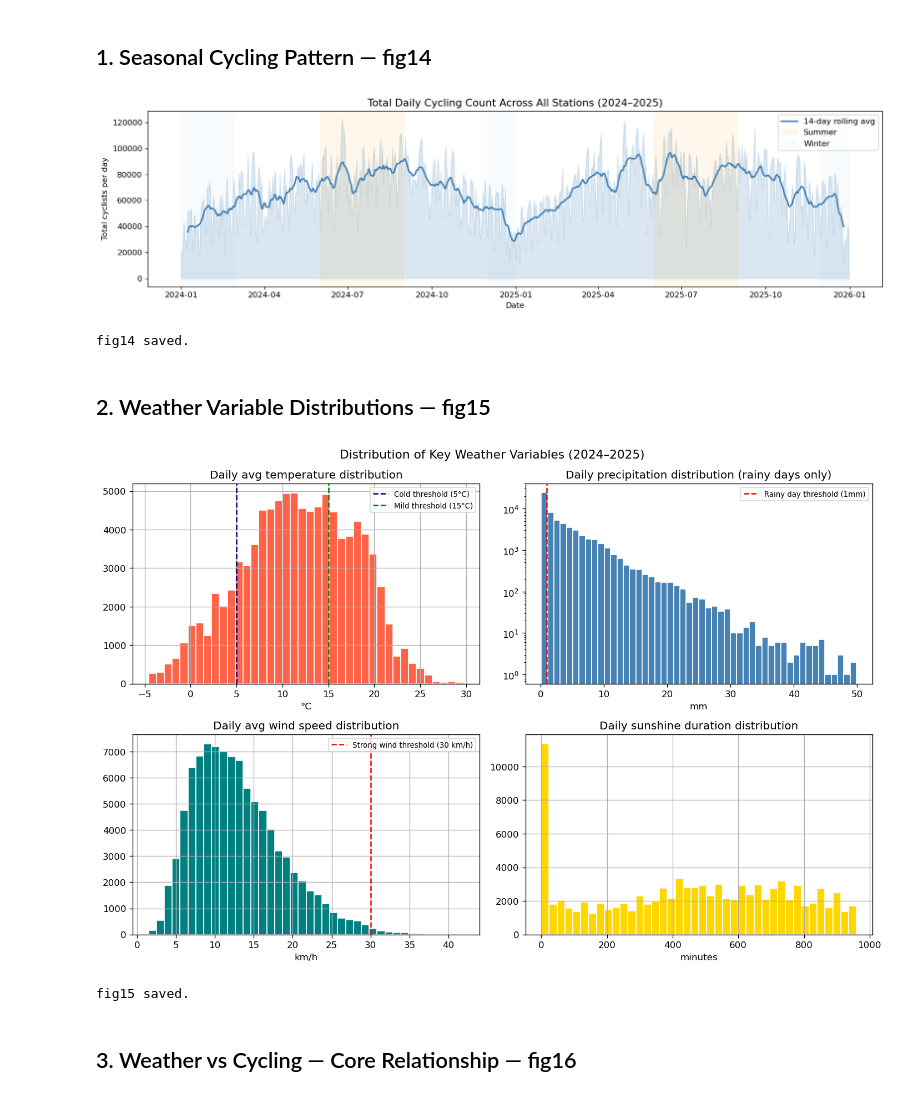
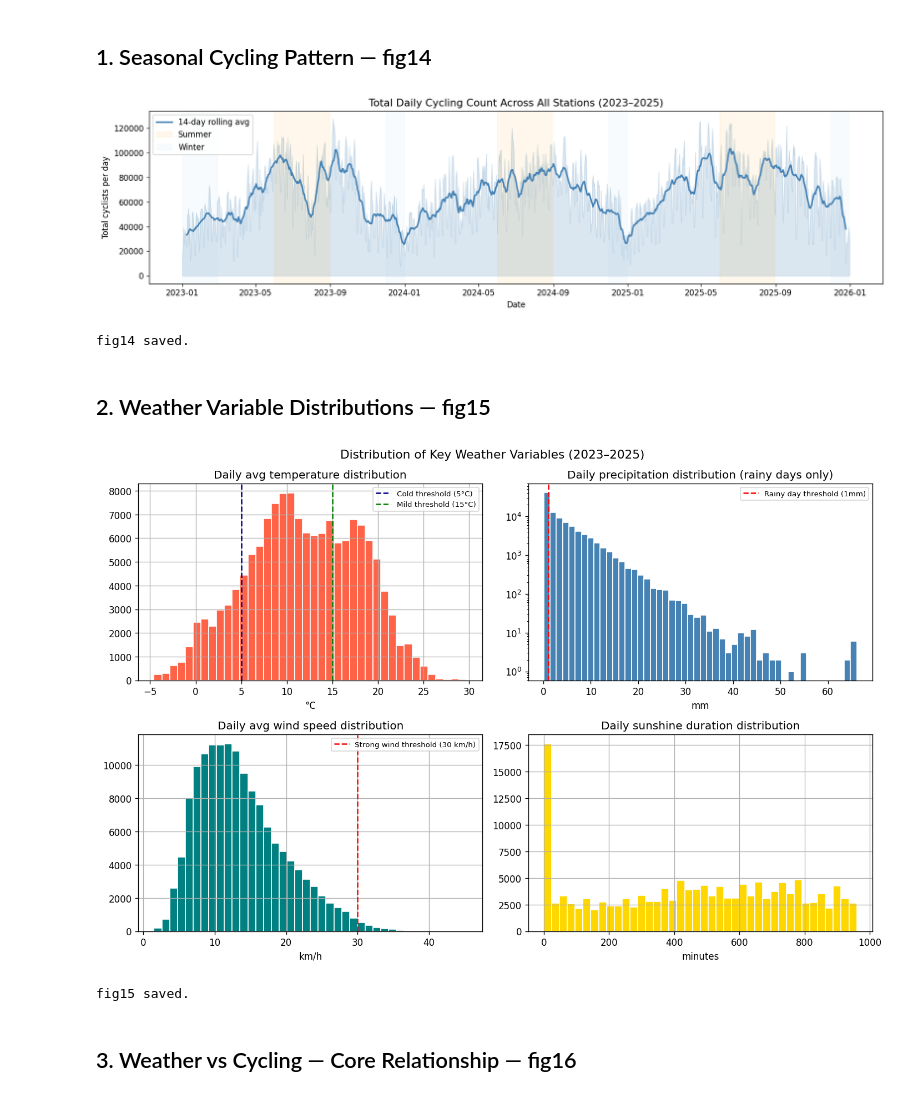
Before and after one commit to Queena34/mda-cycling-weather-group6, a Jupyter notebook: notebooks/07_eda.ipynb, the cells around one changed output. Saved outputs shown, nothing was run; the diff lists cells and outputs as text; code cells hidden in the pictures.

```diff
--- a/notebooks/07_eda.ipynb
+++ b/notebooks/07_eda.ipynb
@@ -40,34 +40,34 @@ Columns: ['site ID', 'date', 'aantal', 'morning_peak_count', 'evening_peak_count
 # %%
 daily_total = panel_good.groupby("date")["aantal"].sum().reset_index()
 daily_total["date"] = pd.to_datetime(daily_total["date"])
 
 fig, ax = plt.subplots(figsize=(14, 4))
 
 ax.fill_between(daily_total["date"], daily_total["aantal"],
                 alpha=0.2, color="steelblue")
 
 daily_total["rolling"] = daily_total["aantal"].rolling(14, center=True).mean()
 ax.plot(daily_total["date"], daily_total["rolling"],
         color="steelblue", linewidth=2, label="14-day rolling avg")
 
-for year in [2024, 2025]:
+for year in [2023, 2024, 2025]:
     ax.axvspan(pd.Timestamp(f"{year}-06-01"), pd.Timestamp(f"{year}-08-31"),
-               alpha=0.08, color="orange", label="Summer" if year == 2024 else "")
+               alpha=0.08, color="orange", label="Summer" if year == 2023 else "")
     ax.axvspan(pd.Timestamp(f"{year}-12-01"), pd.Timestamp(f"{year}-12-31"),
                alpha=0.08, color="lightblue")
-ax.axvspan(pd.Timestamp("2024-01-01"), pd.Timestamp("2024-02-28"),
+ax.axvspan(pd.Timestamp("2023-01-01"), pd.Timestamp("2023-02-28"),
            alpha=0.08, color="lightblue", label="Winter")
 
-ax.set_title("Total Daily Cycling Count Across All Stations (2024\u20132025)", fontsize=13)
+ax.set_title("Total Daily Cycling Count Across All Stations (2023\u20132025)", fontsize=13)
 ax.set_xlabel("Date")
 ax.set_ylabel("Total cyclists per day")
 ax.legend()
 fig.tight_layout()
 fig.savefig(FIGS / "fig14_seasonal_pattern.png", dpi=150)
 plt.show()
 print("fig14 saved.")
 # %% [output]
-[figure, old version]
+[figure, new version]
 fig14 saved.
 # %% [markdown]
 ## 2. Weather Variable Distributions — fig15
@@ -102,13 +102,13 @@ panel_good["sunshine_min"].hist(bins=40, ax=ax, color="gold", edgecolor="white")
 ax.set_title("Daily sunshine duration distribution")
 ax.set_xlabel("minutes")
 
-fig.suptitle("Distribution of Key Weather Variables (2024\u20132025)", fontsize=13)
+fig.suptitle("Distribution of Key Weather Variables (2023\u20132025)", fontsize=13)
 fig.tight_layout()
 fig.savefig(FIGS / "fig15_weather_distributions.png", dpi=150)
 plt.show()
 print("fig15 saved.")
 # %% [output]
-[figure, old version]
+[figure, new version]
 fig15 saved.
 # %% [markdown]
 ## 3. Weather vs Cycling — Core Relationship — fig16
```
Also changed, not shown: parts of 6 cells of this notebook, 1 other file.
